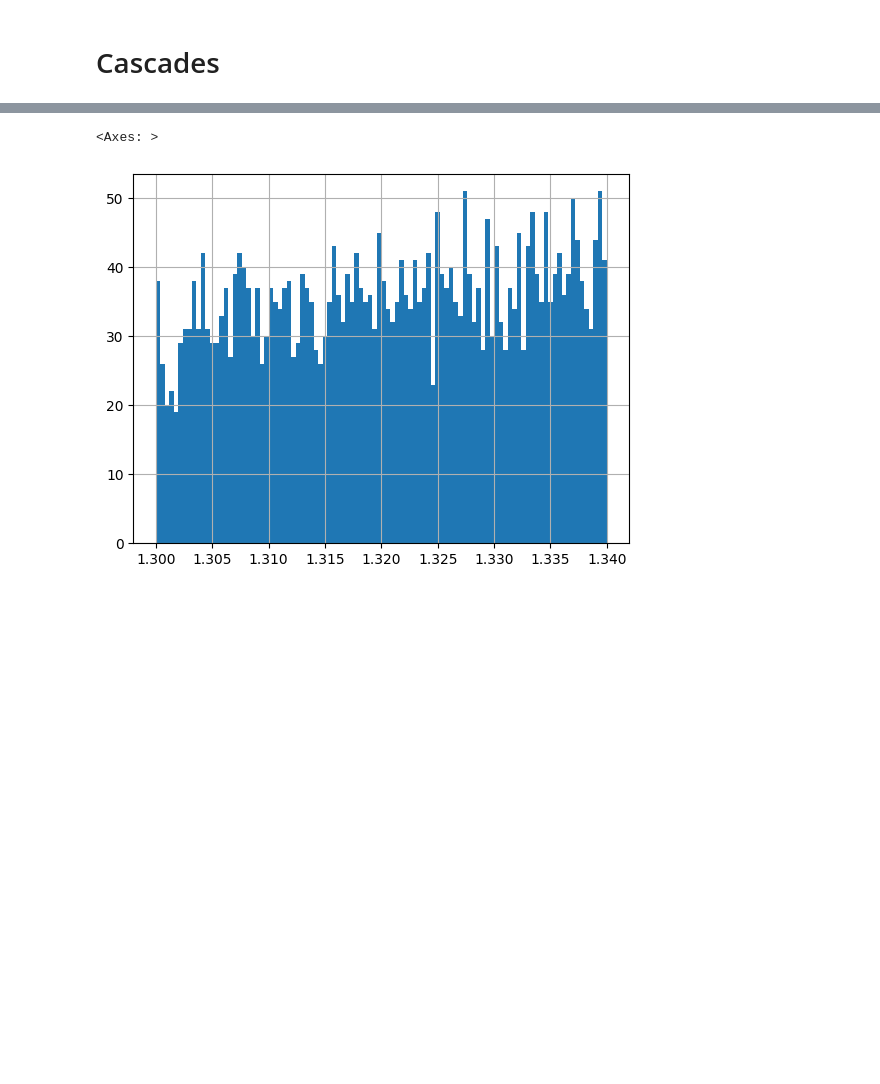
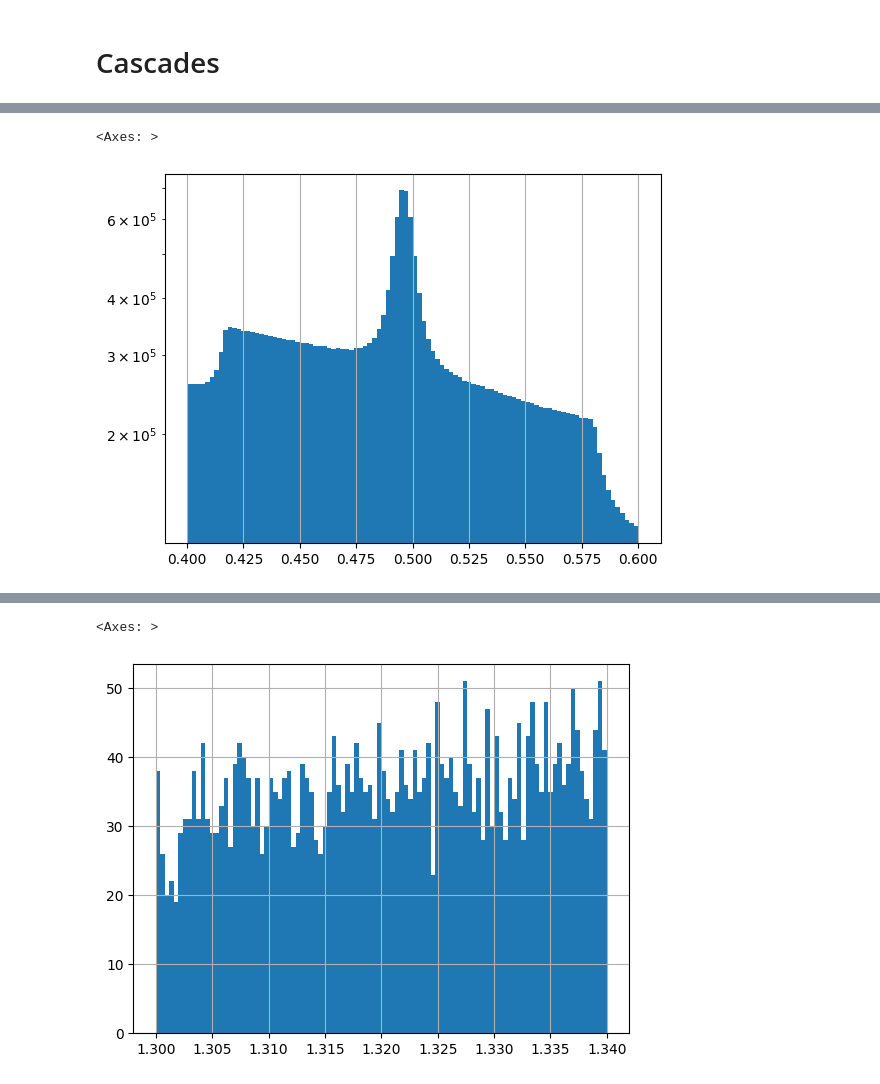
Before and after one commit to TorinoHF/hf_pid_studies, a Jupyter notebook: analysis/selections_playground.ipynb, the cells around one changed output, grey strips where cells are left out. Drawn from its saved outputs; the diff is of its cells as text; code cells hidden in the pictures; blank space fills up the shorter version.

```diff
--- a/analysis/selections_playground.ipynb
+++ b/analysis/selections_playground.ipynb
@@ -16,2 +22,8 @@ Index(['fMassOmega', 'fPt', 'fBachPt', 'fTpcInnerParBach', 'fMLambda',
       dtype='object')
+# %%
+df["fMassK0"].hist(bins=100, range=(0.4, 0.6), log=True)
+# df["fDcaV0Daughters"].hist(bins=100, range=(0, 1), log=True)
+# %% [output]
+<Axes: >
+[figure, added]
 # %%
```
Also changed, not shown: parts of 10 cells of this notebook, 1 other file.
